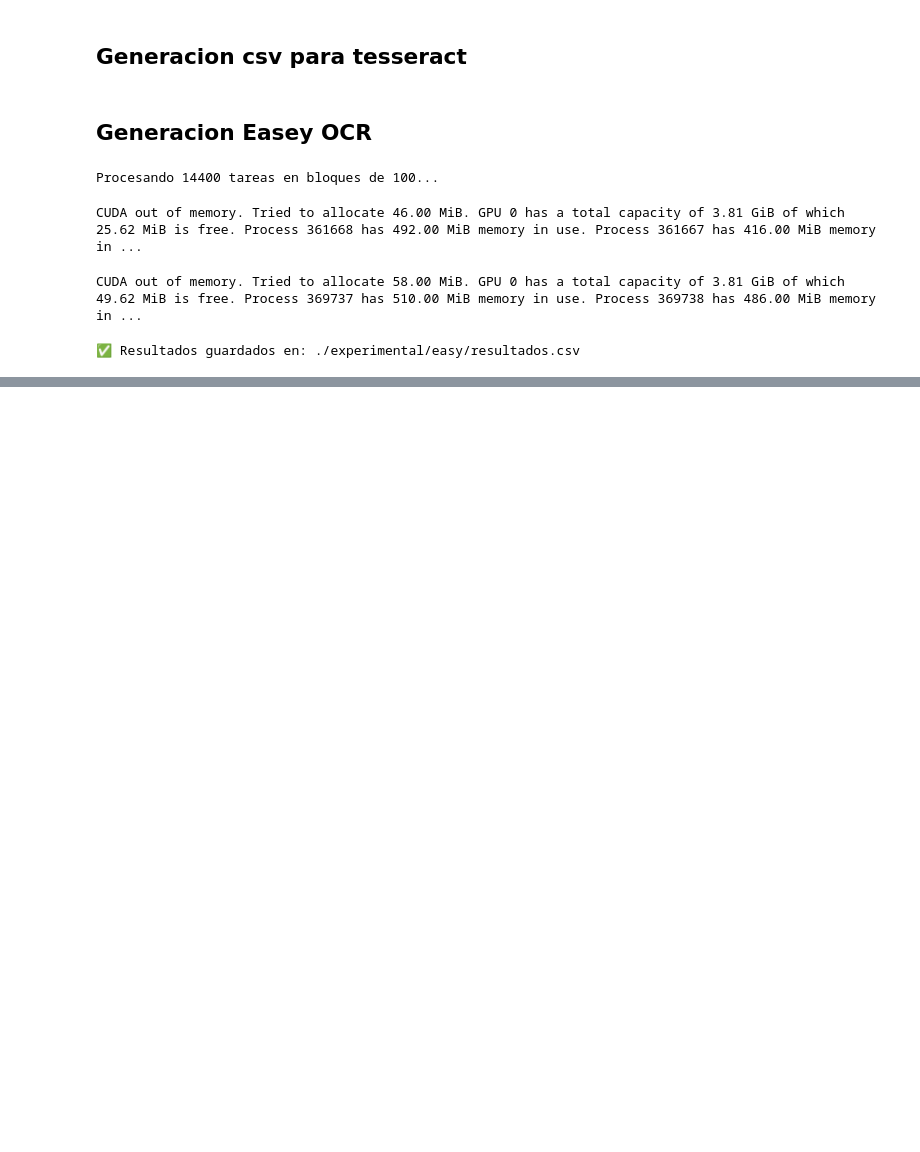
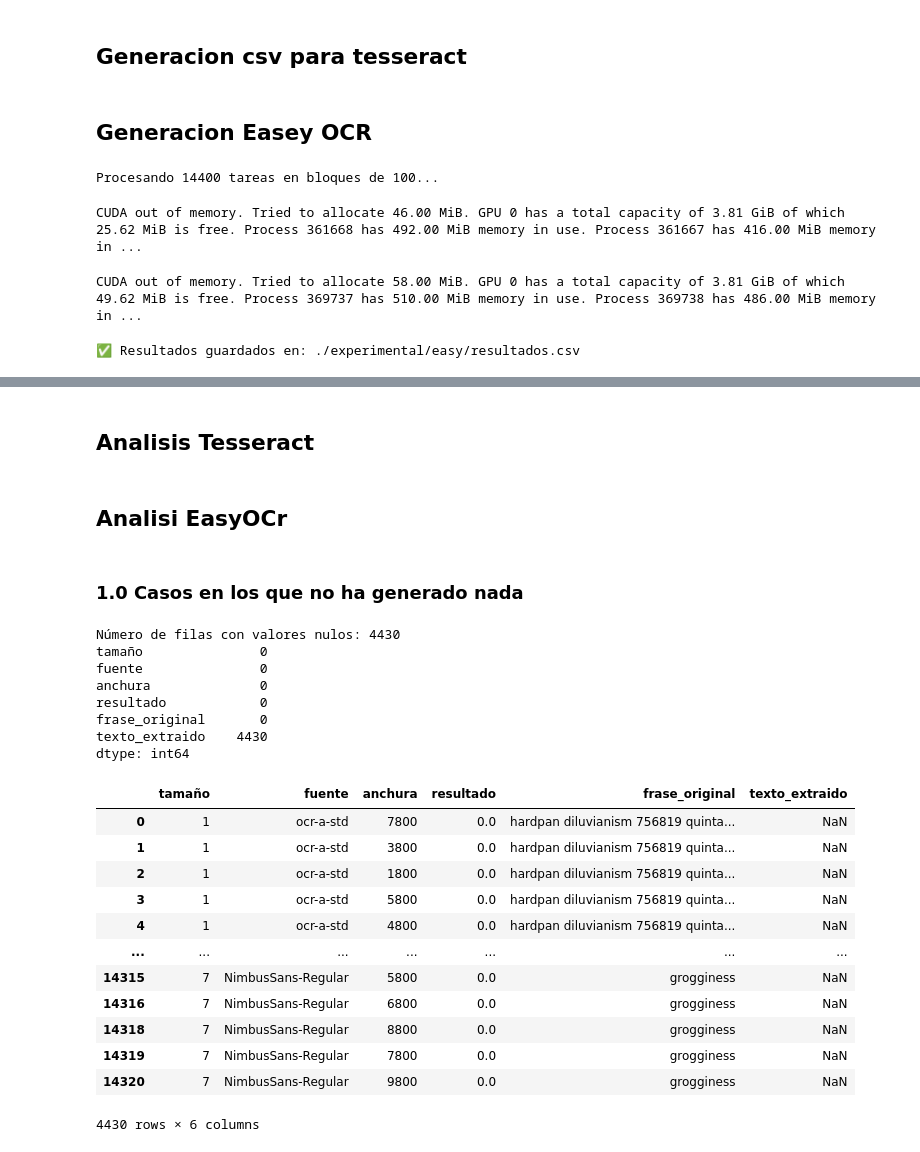
Before and after one commit to rodgalleUCM/PITEA, a Jupyter notebook: pruebas_exp.ipynb, the cells around one changed output, grey strips where cells are left out. Saved outputs shown, nothing was run; the diff lists cells and outputs as text; code cells hidden in the pictures; blank space fills up the shorter version.

```diff
--- a/pruebas_exp.ipynb
+++ b/pruebas_exp.ipynb
@@ -433,0 +494,2 @@ CUDA out of memory. Tried to allocate 58.00 MiB. GPU 0 has a total capacity of 3
+# %% [markdown]
+## Analisis Tesseract
@@ -433,0 +500,2 @@ CUDA out of memory. Tried to allocate 58.00 MiB. GPU 0 has a total capacity of 3
+# %% [markdown]
+## Analisi EasyOCr
@@ -433,0 +506,30 @@ CUDA out of memory. Tried to allocate 58.00 MiB. GPU 0 has a total capacity of 3
+# %% [markdown]
+### 1.0 Casos en los que no ha generado nada
+# %%
+df_nulos = df[df.isnull().any(axis=1)]
+
+print("Número de filas con valores nulos:", len(df_nulos))
+print(df.isnull().sum())
+df_nulos
+# %% [output]
+Número de filas con valores nulos: 4430
+tamaño               0
+fuente               0
+anchura              0
+resultado            0
+frase_original       0
+texto_extraido    4430
+dtype: int64
+|  | tamaño | fuente | anchura | resultado | frase_original | texto_extraido |
+| 0 | 1 | ocr-a-std | 7800 | 0.0 | hardpan diluvianism 756819 quinta... | NaN |
+| 1 | 1 | ocr-a-std | 3800 | 0.0 | hardpan diluvianism 756819 quinta... | NaN |
+| 2 | 1 | ocr-a-std | 1800 | 0.0 | hardpan diluvianism 756819 quinta... | NaN |
+| 3 | 1 | ocr-a-std | 5800 | 0.0 | hardpan diluvianism 756819 quinta... | NaN |
+| 4 | 1 | ocr-a-std | 4800 | 0.0 | hardpan diluvianism 756819 quinta... | NaN |
+| ... | ... | ... | ... | ... | ... | ... |
+| 14315 | 7 | NimbusSans-Regular | 5800 | 0.0 | grogginess | NaN |
+| 14316 | 7 | NimbusSans-Regular | 6800 | 0.0 | grogginess | NaN |
+| 14318 | 7 | NimbusSans-Regular | 8800 | 0.0 | grogginess | NaN |
+| 14319 | 7 | NimbusSans-Regular | 7800 | 0.0 | grogginess | NaN |
+| 14320 | 7 | NimbusSans-Regular | 9800 | 0.0 | grogginess | NaN |
+4430 rows × 6 columns
```
Also changed, not shown: parts of 12 cells of this notebook.
